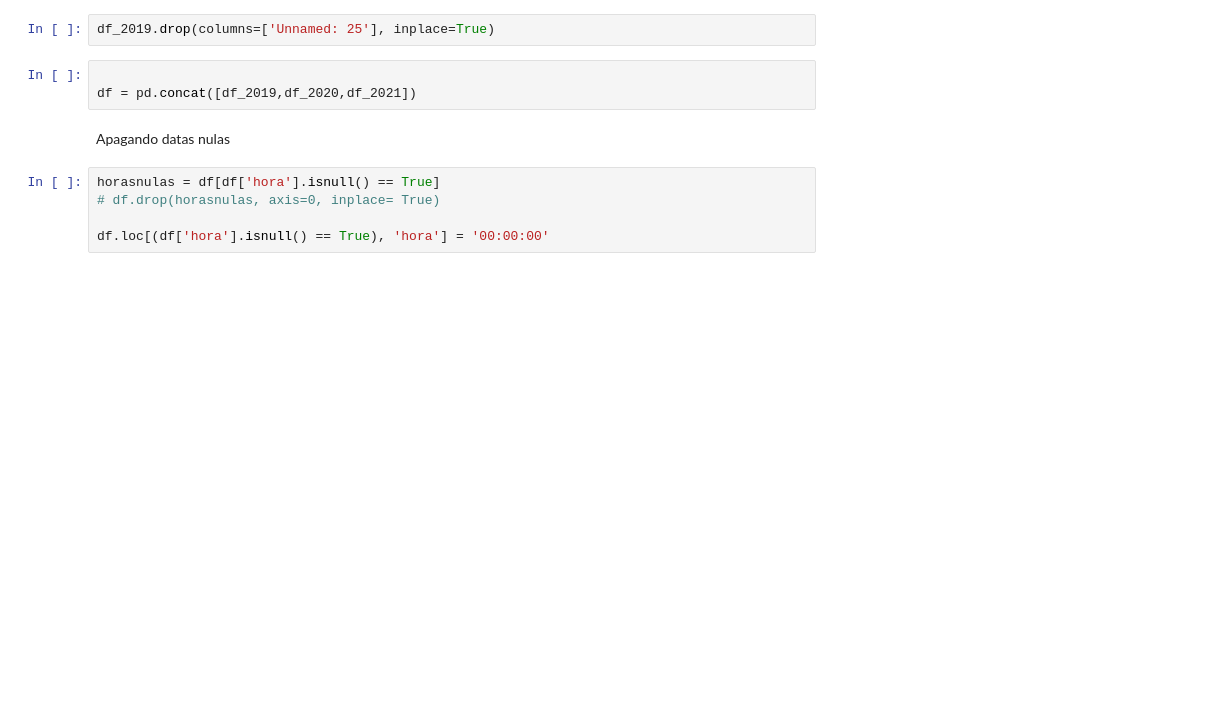
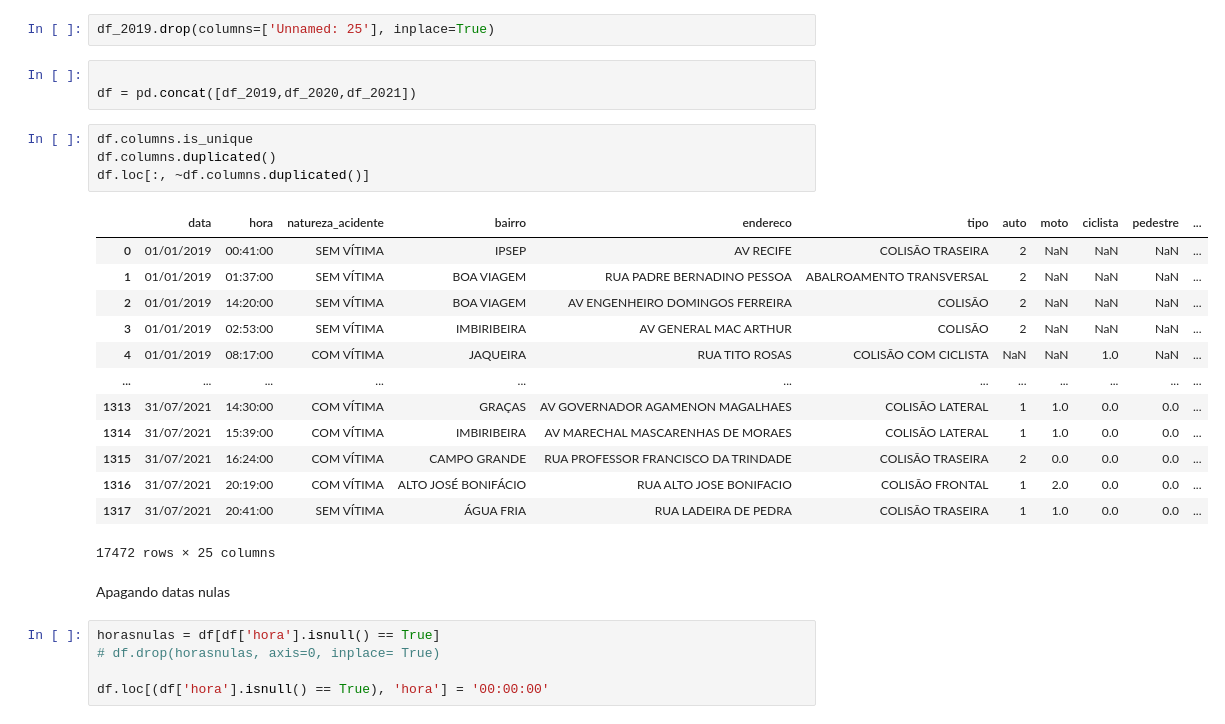
Before and after one commit to juliathemelo/machine_learning_random_forest_classifier, a Jupyter notebook: projeto3_pygil.ipynb, the cells around one changed output. Cells and saved outputs as stored; diff of their text form; blank space fills up the shorter version.

```diff
--- a/projeto3_pygil.ipynb
+++ b/projeto3_pygil.ipynb
@@ -79,6 +85,24 @@ df_2019.drop(columns=['Unnamed: 25'], inplace=True)
 # %%
 
 df = pd.concat([df_2019,df_2020,df_2021])
+# %%
+df.columns.is_unique
+df.columns.duplicated()
+df.loc[:, ~df.columns.duplicated()]
+# %% [output]
+|  | data | hora | natureza_acidente | bairro | endereco | tipo | auto | moto | ciclista | pedestre | ... |
+| 0 | 01/01/2019 | 00:41:00 | SEM VÍTIMA | IPSEP | AV RECIFE | COLISÃO TRASEIRA | 2 | NaN | NaN | NaN | ... |
+| 1 | 01/01/2019 | 01:37:00 | SEM VÍTIMA | BOA VIAGEM | RUA PADRE BERNADINO PESSOA | ABALROAMENTO TRANSVERSAL | 2 | NaN | NaN | NaN | ... |
+| 2 | 01/01/2019 | 14:20:00 | SEM VÍTIMA | BOA VIAGEM | AV ENGENHEIRO DOMINGOS FERREIRA | COLISÃO | 2 | NaN | NaN | NaN | ... |
+| 3 | 01/01/2019 | 02:53:00 | SEM VÍTIMA | IMBIRIBEIRA | AV GENERAL MAC ARTHUR | COLISÃO | 2 | NaN | NaN | NaN | ... |
+| 4 | 01/01/2019 | 08:17:00 | COM VÍTIMA | JAQUEIRA | RUA TITO ROSAS | COLISÃO COM CICLISTA | NaN | NaN | 1.0 | NaN | ... |
+| ... | ... | ... | ... | ... | ... | ... | ... | ... | ... | ... | ... |
+| 1313 | 31/07/2021 | 14:30:00 | COM VÍTIMA | GRAÇAS | AV GOVERNADOR AGAMENON MAGALHAES | COLISÃO LATERAL | 1 | 1.0 | 0.0 | 0.0 | ... |
+| 1314 | 31/07/2021 | 15:39:00 | COM VÍTIMA | IMBIRIBEIRA | AV MARECHAL MASCARENHAS DE MORAES | COLISÃO LATERAL | 1 | 1.0 | 0.0 | 0.0 | ... |
+| 1315 | 31/07/2021 | 16:24:00 | COM VÍTIMA | CAMPO GRANDE | RUA PROFESSOR FRANCISCO DA TRINDADE | COLISÃO TRASEIRA | 2 | 0.0 | 0.0 | 0.0 | ... |
+| 1316 | 31/07/2021 | 20:19:00 | COM VÍTIMA | ALTO JOSÉ BONIFÁCIO | RUA ALTO JOSE BONIFACIO | COLISÃO FRONTAL | 1 | 2.0 | 0.0 | 0.0 | ... |
+| 1317 | 31/07/2021 | 20:41:00 | SEM VÍTIMA | ÁGUA FRIA | RUA LADEIRA DE PEDRA | COLISÃO TRASEIRA | 1 | 1.0 | 0.0 | 0.0 | ... |
+17472 rows × 25 columns
 # %% [markdown]
 Apagando datas nulas
 # %%
```
Also changed, not shown: parts of 37 cells of this notebook.
